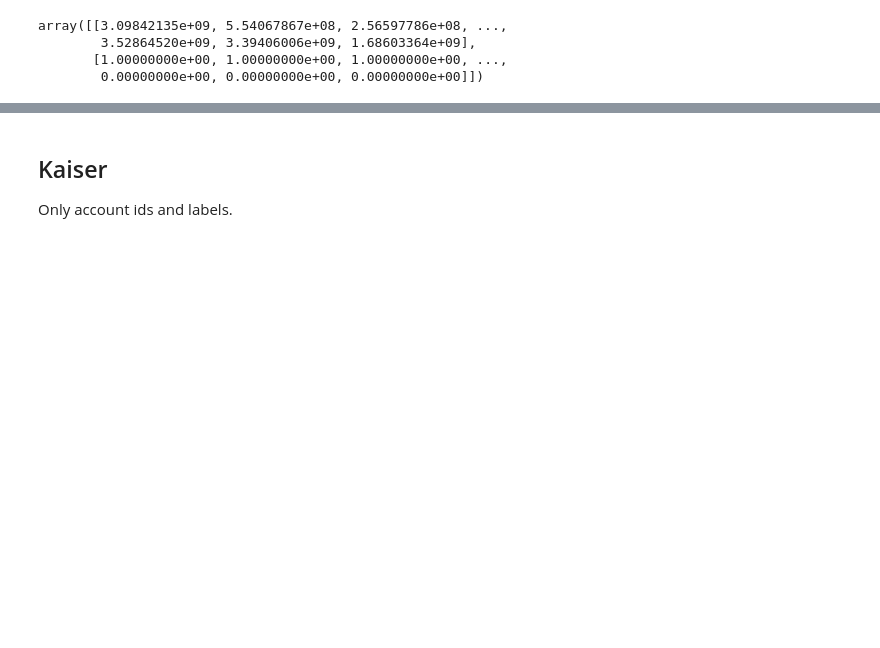
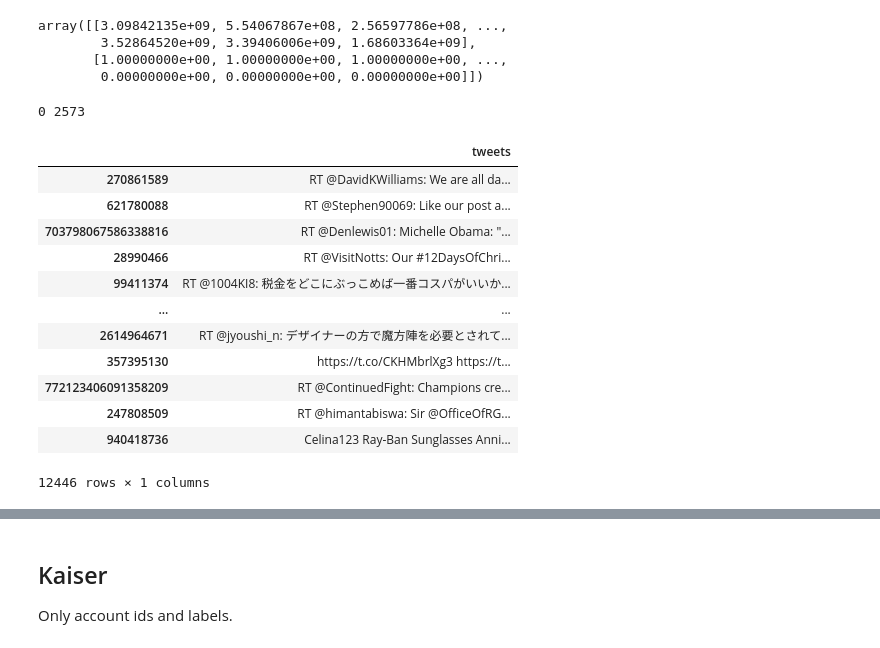
Before and after one commit to johnchrishays/bot-detection, a Jupyter notebook: Simple Decision Rules Give High Accuracy for Detecting Social Bots on Benchmark Datasets.ipynb, the cells around one changed output, grey strips where cells are left out. Cells and saved outputs as stored; diff of their text form; code cells hidden in the pictures; blank space fills up the shorter version.

```diff
--- a/Simple Decision Rules Give High Accuracy for Detecting Social Bots on Benchmark Datasets.ipynb
+++ b/Simple Decision Rules Give High Accuracy for Detecting Social Bots on Benchmark Datasets.ipynb
@@ -147,3 +155,53 @@ array([[3.09842135e+09, 5.54067867e+08, 2.56597786e+08, ...,
         3.52864520e+09, 3.39406006e+09, 1.68603364e+09],
        [1.00000000e+00, 1.00000000e+00, 1.00000000e+00, ...,
         0.00000000e+00, 0.00000000e+00, 0.00000000e+00]])
+# %%
+d = {}
+import csv
+import os
+import ast
+with open(PROJ_PATH + "/data/golbeck/AllScreennames.txt") as f:
+    for user_id, screen_name in csv.reader(f):
+        d[int(user_id)] = screen_name
+# %%
+here = 0
+not_here = 0
+for user_id in varol[0]:
+    user_id = int(user_id)
+    if user_id in d and os.path.exists(PROJ_PATH + "/data/golbeck/tweets/{}_tweets.csv".format(d[user_id])):
+        here += 1
+    else:
+        not_here += 1
+print(here, not_here)
+# %% [output]
+0 2573
+# %%
+stock = extract_users(PROJ_PATH + "/data/cresci-stock-2018_tweets.json")
+tweets_dict = {}
+
+for prof in stock:
+    screen_name = prof['screen_name']
+    user_id = prof['id']
+    golbeck_path = PROJ_PATH + "/data/golbeck/tweets/{}_tweets.csv".format(screen_name)
+    if os.path.exists(golbeck_path):
+        with open(golbeck_path) as f:
+            tweets = " ".join((ast.literal_eval(line['text']).decode('utf-8') for line in csv.DictReader(f)))
+            tweets_dict[user_id] = tweets
+# %%
+cresci_stock_tweets = pd.DataFrame.from_dict(tweets_dict, orient='index', columns=["tweets"])
+# %%
+cresci_stock_tweets
+# %% [output]
+|  | tweets |
+| 270861589 | RT @DavidKWilliams: We are all da... |
+| 621780088 | RT @Stephen90069: Like our post a... |
+| 703798067586338816 | RT @Denlewis01: Michelle Obama: "... |
+| 28990466 | RT @VisitNotts: Our #12DaysOfChri... |
+| 99411374 | RT @1004KI8: 税金をどこにぶっこめば一番コスパがいいか... |
+| ... | ... |
+| 2614964671 | RT @jyoushi_n: デザイナーの方で魔方陣を必要とされて... |
+| 357395130 | https://t.co/CKHMbrlXg3 https://t... |
+| 772123406091358209 | RT @ContinuedFight: Champions cre... |
+| 247808509 | RT @himantabiswa: Sir @OfficeOfRG... |
+| 940418736 | Celina123 Ray-Ban Sunglasses Anni... |
+12446 rows × 1 columns
```
Also changed, not shown: parts of 16 cells of this notebook, 1 other file.
